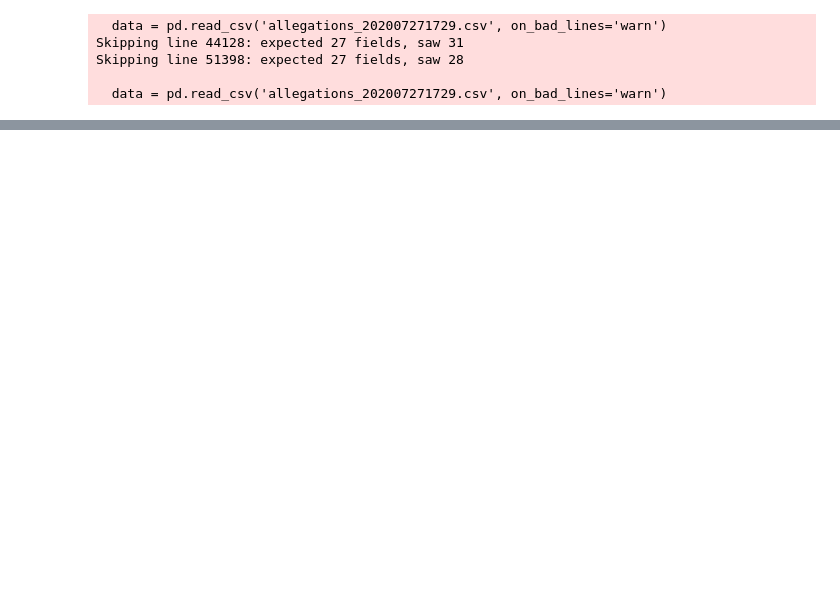
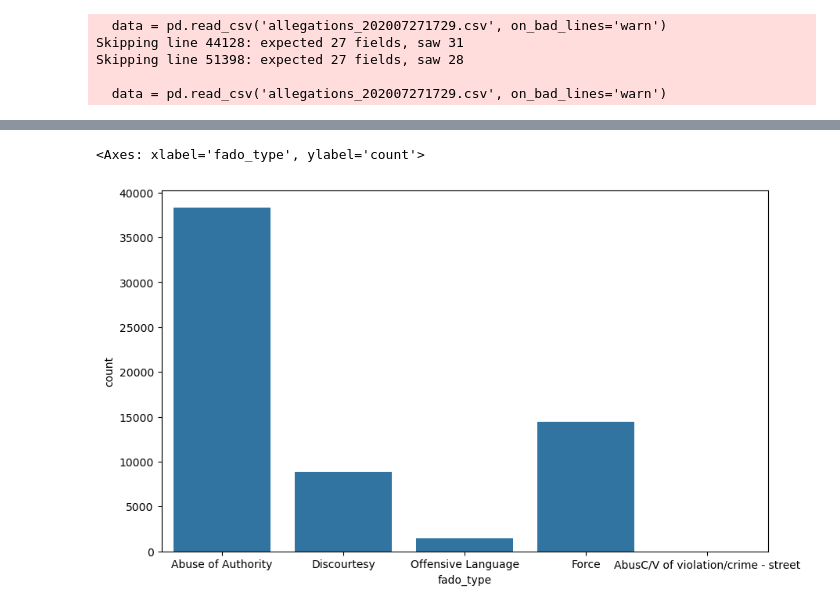
Before and after one commit to vmlau/DSC106_Project2, a Jupyter notebook: project_2.ipynb, the cells around one changed output, grey strips where cells are left out. Drawn from its saved outputs; the diff is of its cells as text; code cells hidden in the pictures; blank space fills up the shorter version.

```diff
--- a/project_2.ipynb
+++ b/project_2.ipynb
@@ -13,0 +133,6 @@ Skipping line 51398: expected 27 fields, saw 28
+# %%
+plt.figure(figsize=(10, 6))
+sns.countplot(x='fado_type', data=data)
+# %% [output]
+<Axes: xlabel='fado_type', ylabel='count'>
+[figure, added]
```
Also changed, not shown: parts of 18 cells of this notebook, 1 other file.
